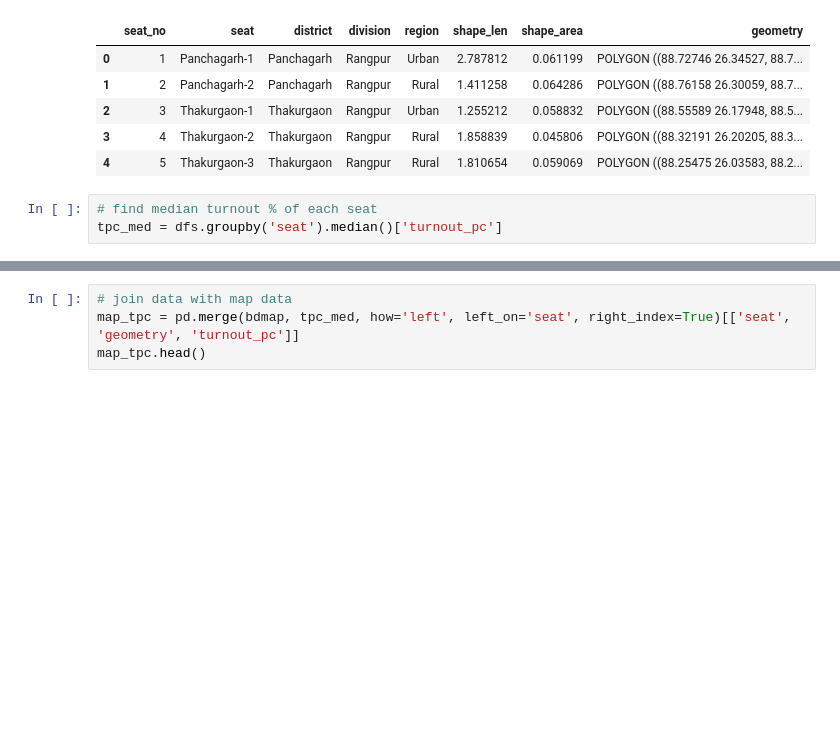
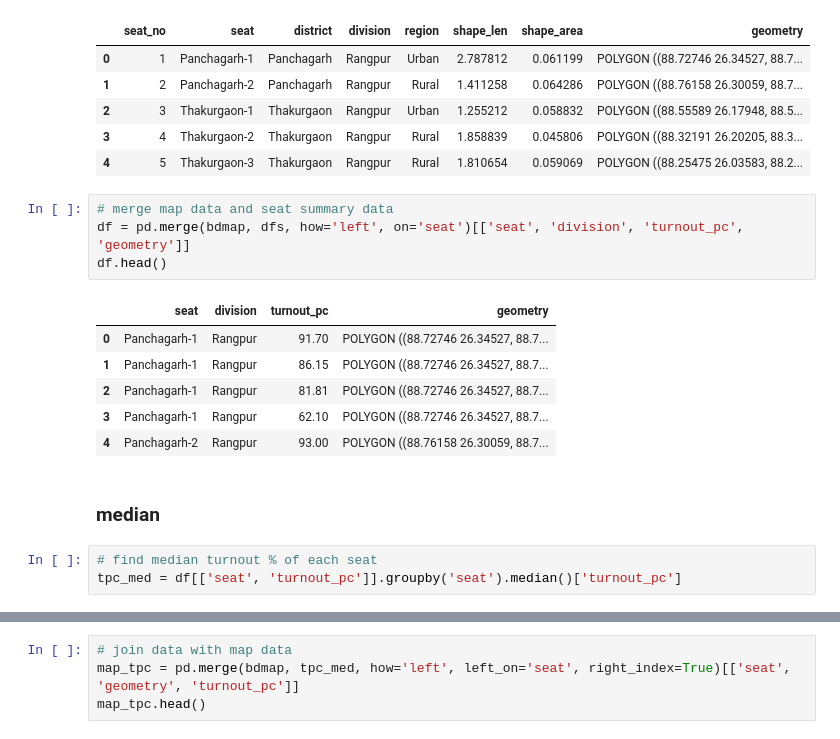
Before and after one commit to muhallilahnaf/bd-elections-eda, a Jupyter notebook: turnout_pc_med_std.ipynb, the cells around one changed output, grey strips where cells are left out. Cells and saved outputs as stored; diff of their text form; blank space fills up the shorter version.

```diff
--- a/turnout_pc_med_std.ipynb
+++ b/turnout_pc_med_std.ipynb
@@ -40,9 +40,22 @@ bdmap.head()
 | 2 | 3 | Thakurgaon-1 | Thakurgaon | Rangpur | Urban | 1.255212 | 0.058832 | POLYGON ((88.55589 26.17948, 88.5... |
 | 3 | 4 | Thakurgaon-2 | Thakurgaon | Rangpur | Rural | 1.858839 | 0.045806 | POLYGON ((88.32191 26.20205, 88.3... |
 | 4 | 5 | Thakurgaon-3 | Thakurgaon | Rangpur | Rural | 1.810654 | 0.059069 | POLYGON ((88.25475 26.03583, 88.2... |
+# %%
+# merge map data and seat summary data
+df = pd.merge(bdmap, dfs, how='left', on='seat')[['seat', 'division', 'turnout_pc', 'geometry']]
+df.head()
+# %% [output]
+|  | seat | division | turnout_pc | geometry |
+| 0 | Panchagarh-1 | Rangpur | 91.70 | POLYGON ((88.72746 26.34527, 88.7... |
+| 1 | Panchagarh-1 | Rangpur | 86.15 | POLYGON ((88.72746 26.34527, 88.7... |
+| 2 | Panchagarh-1 | Rangpur | 81.81 | POLYGON ((88.72746 26.34527, 88.7... |
+| 3 | Panchagarh-1 | Rangpur | 62.10 | POLYGON ((88.72746 26.34527, 88.7... |
+| 4 | Panchagarh-2 | Rangpur | 93.00 | POLYGON ((88.76158 26.30059, 88.7... |
+# %% [markdown]
+### median
 # %%
 # find median turnout % of each seat
-tpc_med = dfs.groupby('seat').median()['turnout_pc']
+tpc_med = df[['seat', 'turnout_pc']].groupby('seat').median()['turnout_pc']
 # %%
 # plot histogram
 fig, ax = plt.subplots(figsize=(8, 8))
```
Also changed, not shown: parts of 16 cells of this notebook, 26 other files.
